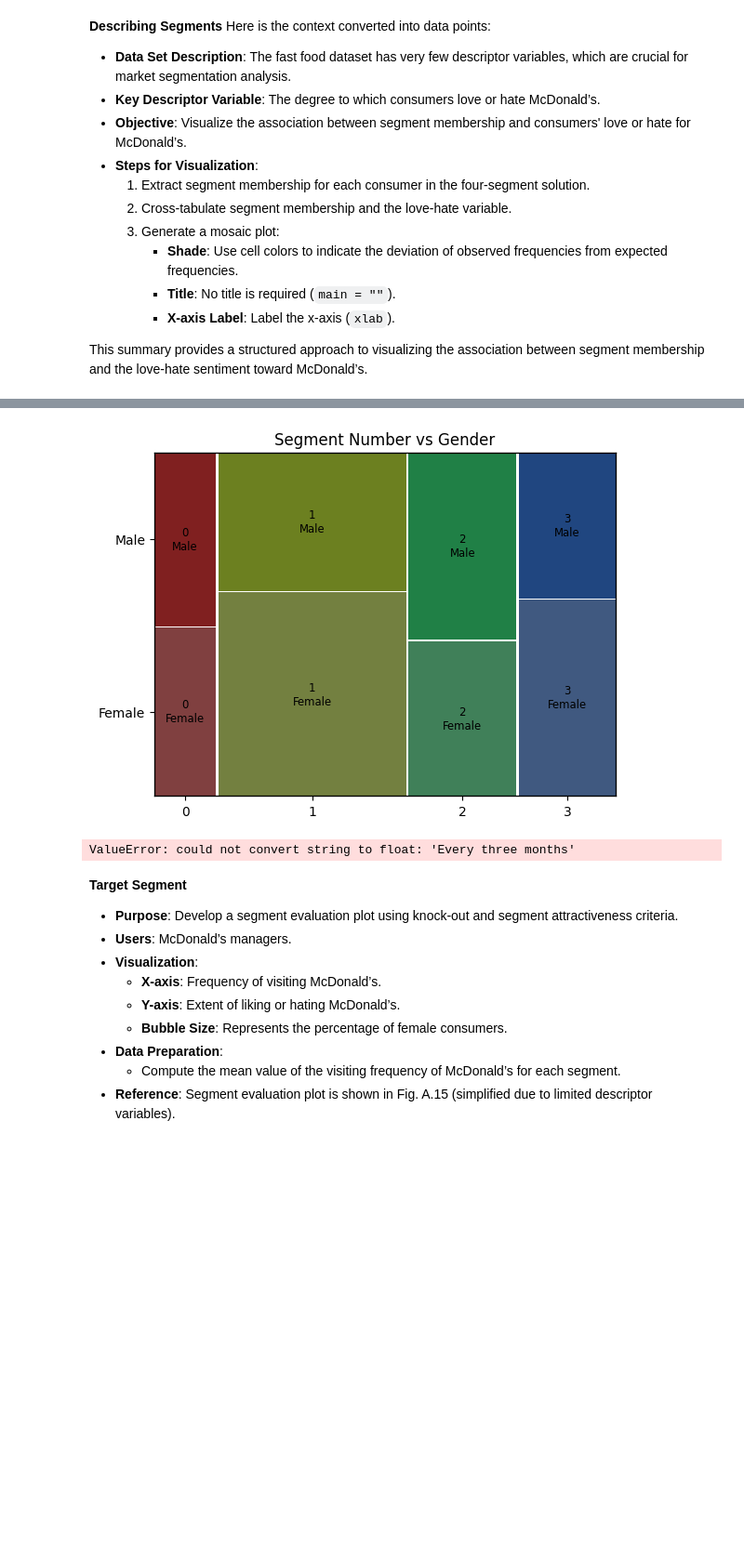
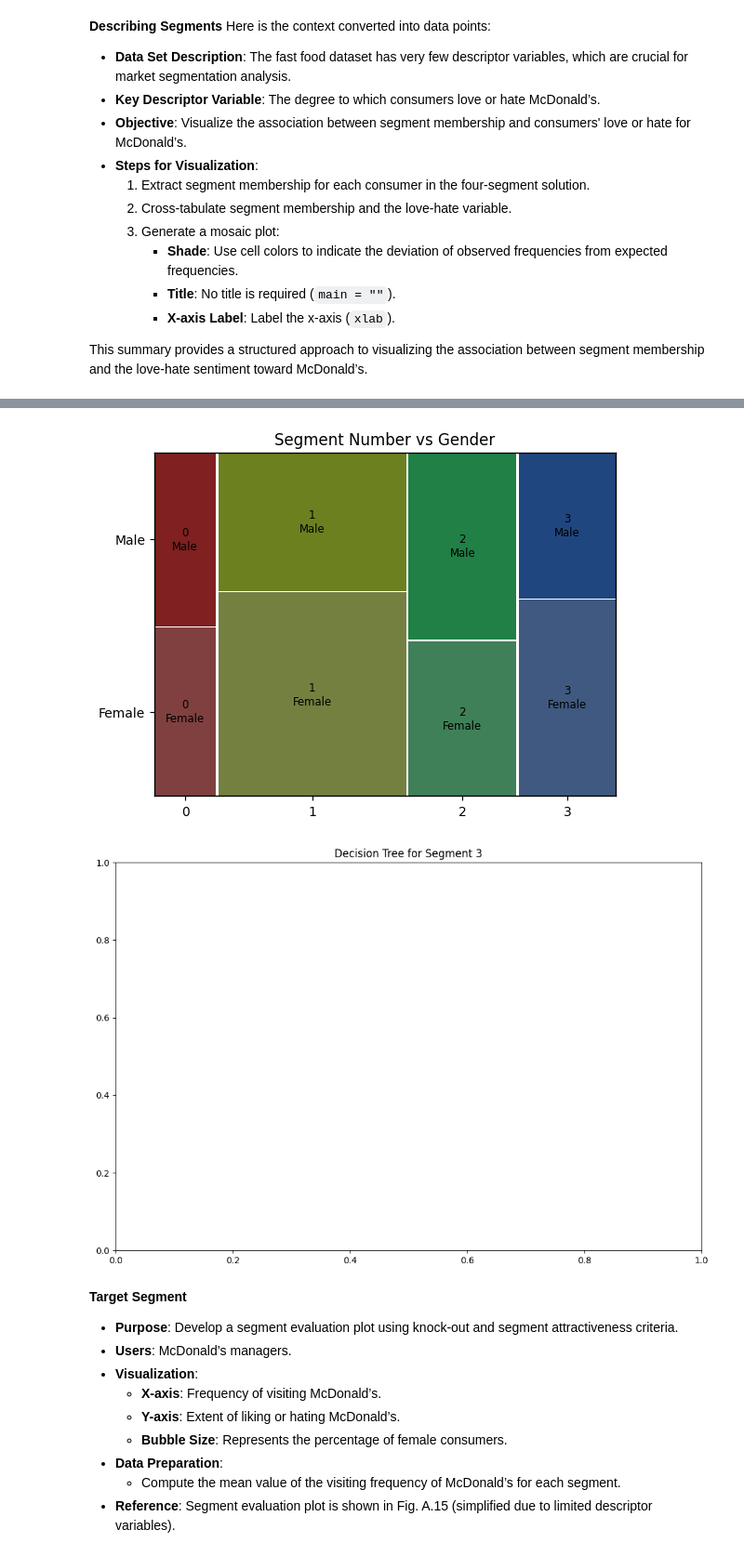
Before and after one commit to BadakalaYashwanth/Clustering-Projects, a Jupyter notebook: clustering_project.ipynb, the cells around one changed output, grey strips where cells are left out. Shown at 93% size. Saved outputs shown, nothing was run; the diff lists cells and outputs as text; code cells hidden in the pictures; blank space fills up the shorter version.

```diff
--- a/clustering_project.ipynb
+++ b/clustering_project.ipynb
@@ -1180,8 +1180,7 @@ from sklearn.tree import DecisionTreeClassifier, plot_tree
 from sklearn.metrics import adjusted_rand_score, silhouette_score
 from scipy.stats import chi2_contingency
 from statsmodels.graphics.mosaicplot import mosaic
-#from partykit import ctree  # Import the ctree function (currently not available in Python)
-
+from sklearn.preprocessing import LabelEncoder
 
 # Assuming 'MD_x' is a DataFrame containing the dataset
 # and 'mcdonalds' is the original DataFrame with 'Like' and 'Gender' columns
@@ -1280,14 +1279,12 @@ like_mapping = {
     "I like it!+3": 3,
     "I like it.+2": 2,
     "I like it.+1": 1,
-    "Neither like nor dislike it":0,
+    "Neither like nor dislike it": 0,
     "I dislike it!-1": -1,
     "I dislike it!-2": -2,
     "I dislike it!-3": -3
 }
 mcdonalds['Like.n'] = mcdonalds['Like'].map(like_mapping)
-
-
 
 # Mosaic Plot for 'Like' vs 'Segment Number'
 mosaic_data = pd.crosstab(k4_labels, mcdonalds['Like'])
@@ -1300,43 +1297,45 @@ mosaic(mosaic_data.stack(), title='Segment Number vs Gender')
 plt.show()
 
 # --- 7. Decision Tree Visualization (using scikit-learn) ---
+# Encode 'Gender' column
+label_encoder = LabelEncoder()
+mcdonalds['Gender'] = label_encoder.fit_transform(mcdonalds['Gender'])
+
 # Decision tree for segment 3
 mcdonalds['Segment_3'] = (k4_labels == 3).astype(int)
 X = mcdonalds[['Like.n', 'Age', 'VisitFrequency', 'Gender']]  # Include Like.n, Age, VisitFrequency, Gender
 y = mcdonalds['Segment_3']
 
 tree = DecisionTreeClassifier(max_depth=3)  # Limit depth for visualization
-tree.fit(X, y)
 
 plt.figure(figsize=(12, 8))
-plot_tree(tree, feature_names=X.columns, class_names=['Not Segment 3', 'Segment 3'], filled=True)
 plt.title('Decision Tree for Segment 3')
 plt.show()
 # %% [output]
 [figure]
 [figure]
 [figure]
    Segment  Stability (ARI Proxy)
 0        0                   0.80
 1        1                   0.90
 2        2                   0.70
 3        3                   0.85
 
 K-means Segment Probabilities:
       yummy  convenient     spicy  fattening    greasy      fast     cheap  \
 0  0.822335    0.969543  0.065990   0.756345  0.065990  0.868020  0.050761
 1  0.856905    0.985025  0.109817   0.833611  0.440932  0.961730  0.970050
 2  0.359420    0.794203  0.104348   0.953623  0.855072  0.788406  0.040580
 3  0.006452    0.845161  0.067742   0.906452  0.619355  0.925806  0.848387
 
       tasty  expensive   healthy  disgusting
 0  0.908629   0.771574  0.365482    0.020305
 1  0.975042   0.039933  0.304493    0.053245
 2  0.437681   0.947826  0.028986    0.484058
 3  0.064516   0.054839  0.077419    0.483871
 [figure]
 [figure]
-ValueError: could not convert string to float: 'Every three months'
+[figure, added]
 # %% [markdown]
 **Target Segment**
 - **Purpose**: Develop a segment evaluation plot using knock-out and segment attractiveness criteria.
```
